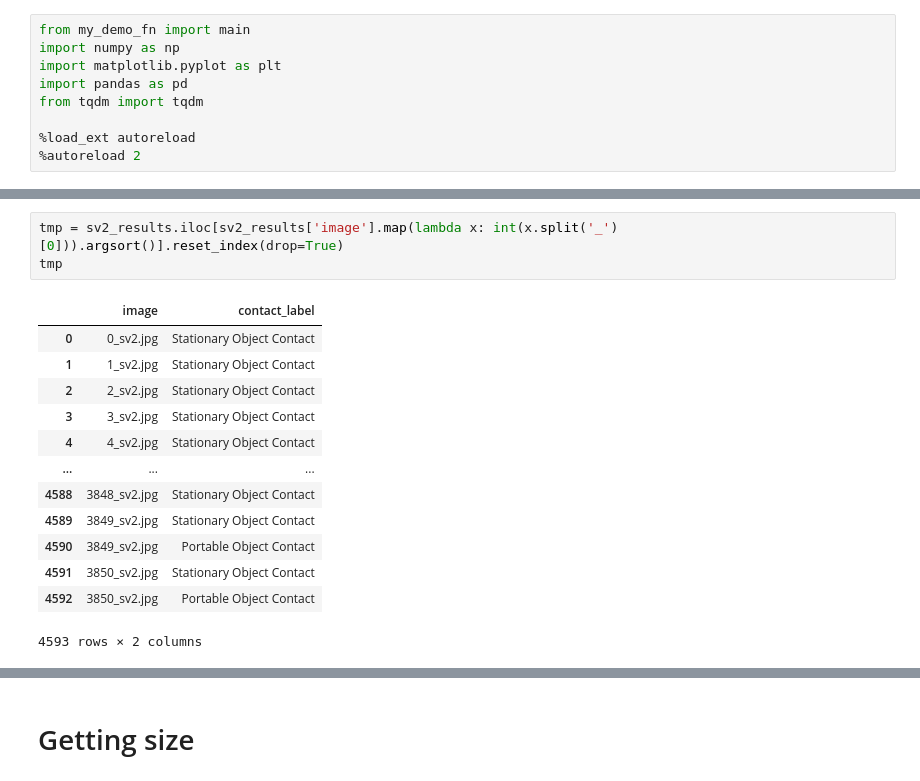
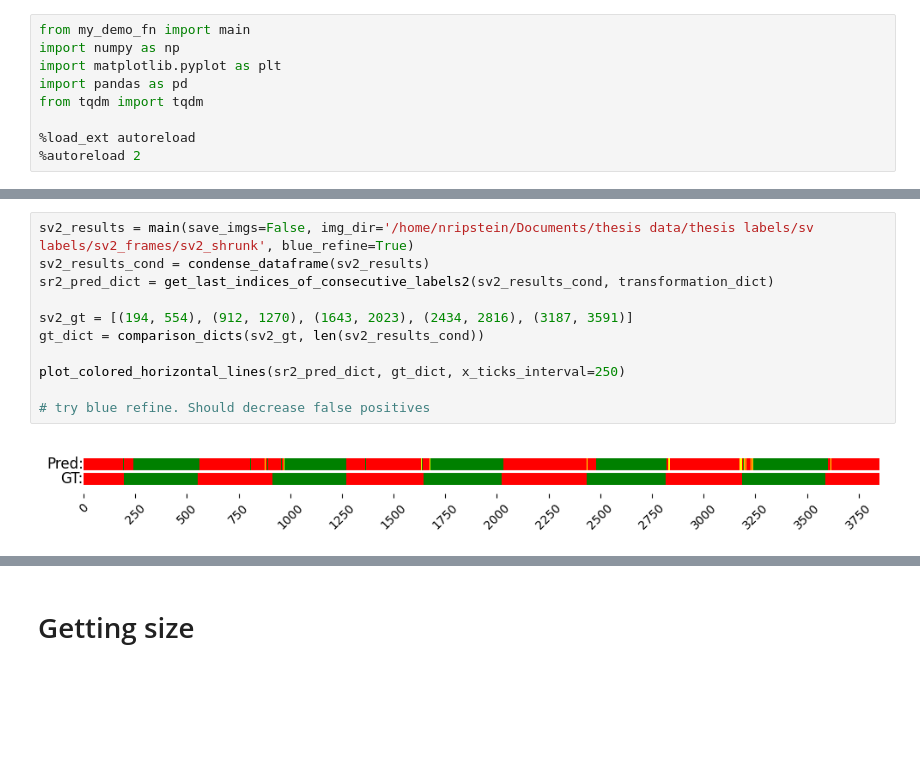
Before and after one commit to nripstein/Thesis-100-DOH, a Jupyter notebook: caller.ipynb, the cells around one changed output, grey strips where cells are left out. Drawn from its saved outputs; the diff is of its cells as text; blank space fills up the shorter version.

```diff
--- a/caller.ipynb
+++ b/caller.ipynb
@@ -288,17 +303,13 @@ ValueError: The number of FixedLocator locations (20), usually from a call to se
-# %%
-tmp = sv2_results.iloc[sv2_results['image'].map(lambda x: int(x.split('_')[0])).argsort()].reset_index(drop=True)
-tmp
-# %% [output]
-|  | image | contact_label |
-| 0 | 0_sv2.jpg | Stationary Object Contact |
-| 1 | 1_sv2.jpg | Stationary Object Contact |
-| 2 | 2_sv2.jpg | Stationary Object Contact |
-| 3 | 3_sv2.jpg | Stationary Object Contact |
-| 4 | 4_sv2.jpg | Stationary Object Contact |
-| ... | ... | ... |
-| 4588 | 3848_sv2.jpg | Stationary Object Contact |
-| 4589 | 3849_sv2.jpg | Stationary Object Contact |
-| 4590 | 3849_sv2.jpg | Portable Object Contact |
-| 4591 | 3850_sv2.jpg | Stationary Object Contact |
-| 4592 | 3850_sv2.jpg | Portable Object Contact |
-4593 rows × 2 columns
+# %%
+sv2_results = main(save_imgs=False, img_dir='/home/nripstein/Documents/thesis data/thesis labels/sv labels/sv2_frames/sv2_shrunk', blue_refine=True)
+sv2_results_cond = condense_dataframe(sv2_results)
+sr2_pred_dict = get_last_indices_of_consecutive_labels2(sv2_results_cond, transformation_dict)
+
+sv2_gt = [(194, 554), (912, 1270), (1643, 2023), (2434, 2816), (3187, 3591)]
+gt_dict = comparison_dicts(sv2_gt, len(sv2_results_cond))
+
+plot_colored_horizontal_lines(sr2_pred_dict, gt_dict, x_ticks_interval=250)
+
+# try blue refine. Should decrease false positives
+# %% [output]
+[figure, added]
```
Also changed, not shown: parts of 18 cells of this notebook, 1 other file.
